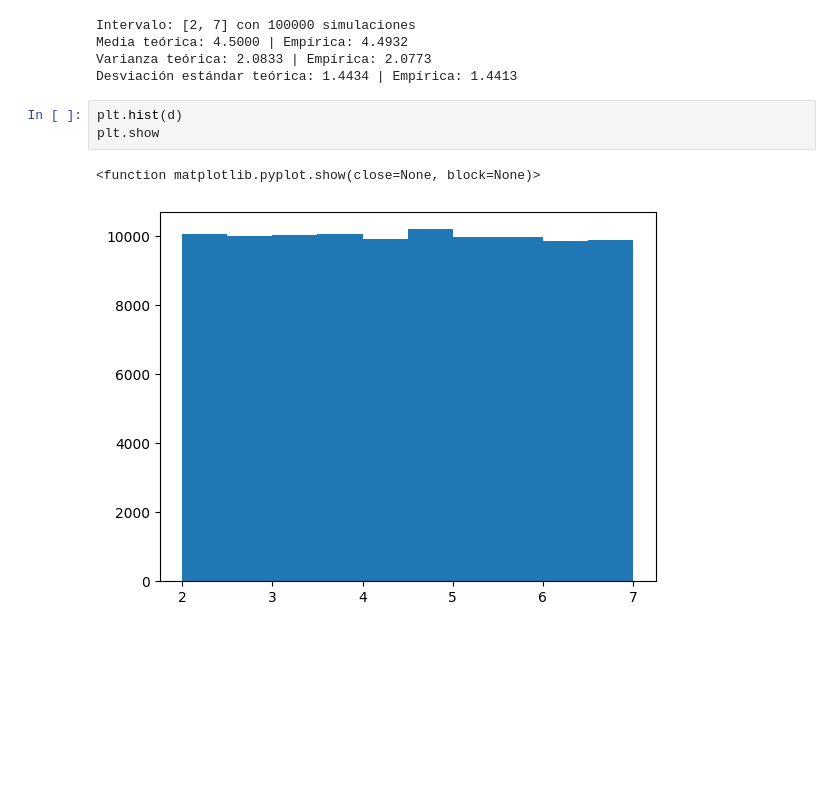
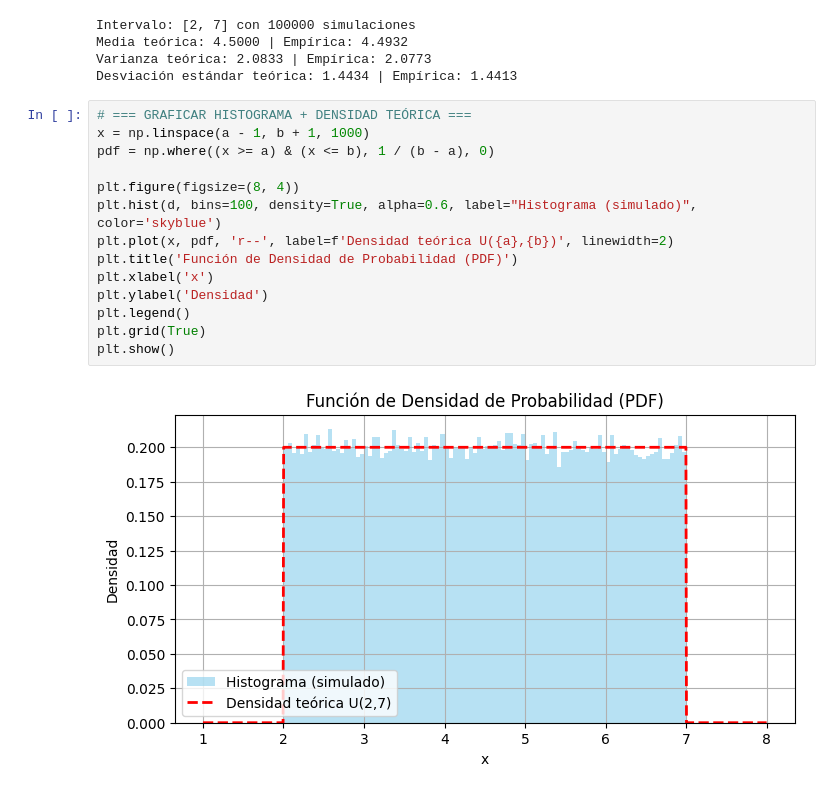
Before and after one commit to TonySC1300/Simulacion1, a Jupyter notebook: Catalogo.ipynb, the cells around one changed output. Drawn from its saved outputs; the diff is of its cells as text; blank space fills up the shorter version.

```diff
--- a/Catalogo.ipynb
+++ b/Catalogo.ipynb
@@ -98,9 +100,19 @@ Intervalo: [2, 7] con 100000 simulaciones
 Media teórica: 4.5000 | Empírica: 4.4932
 Varianza teórica: 2.0833 | Empírica: 2.0773
 Desviación estándar teórica: 1.4434 | Empírica: 1.4413
-# %%
-plt.hist(d)
-plt.show
-# %% [output]
-<function matplotlib.pyplot.show(close=None, block=None)>
-[figure, removed]
+# %%
+# === GRAFICAR HISTOGRAMA + DENSIDAD TEÓRICA ===
+x = np.linspace(a - 1, b + 1, 1000)
+pdf = np.where((x >= a) & (x <= b), 1 / (b - a), 0)
+
+plt.figure(figsize=(8, 4))
+plt.hist(d, bins=100, density=True, alpha=0.6, label="Histograma (simulado)", color='skyblue')
+plt.plot(x, pdf, 'r--', label=f'Densidad teórica U({a},{b})', linewidth=2)
+plt.title('Función de Densidad de Probabilidad (PDF)')
+plt.xlabel('x')
+plt.ylabel('Densidad')
+plt.legend()
+plt.grid(True)
+plt.show()
+# %% [output]
+[figure, added]
```
Also changed, not shown: parts of 3 cells of this notebook.
